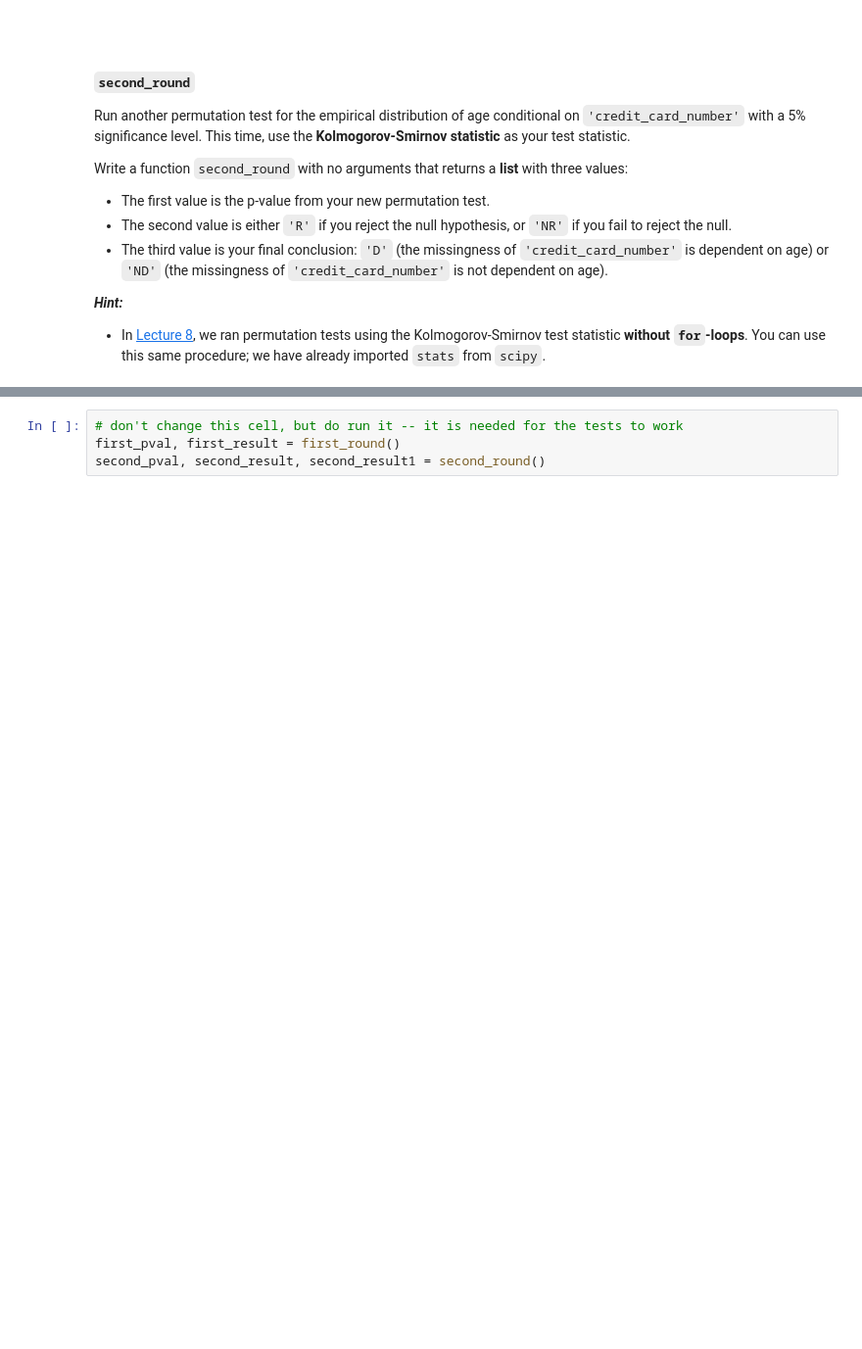
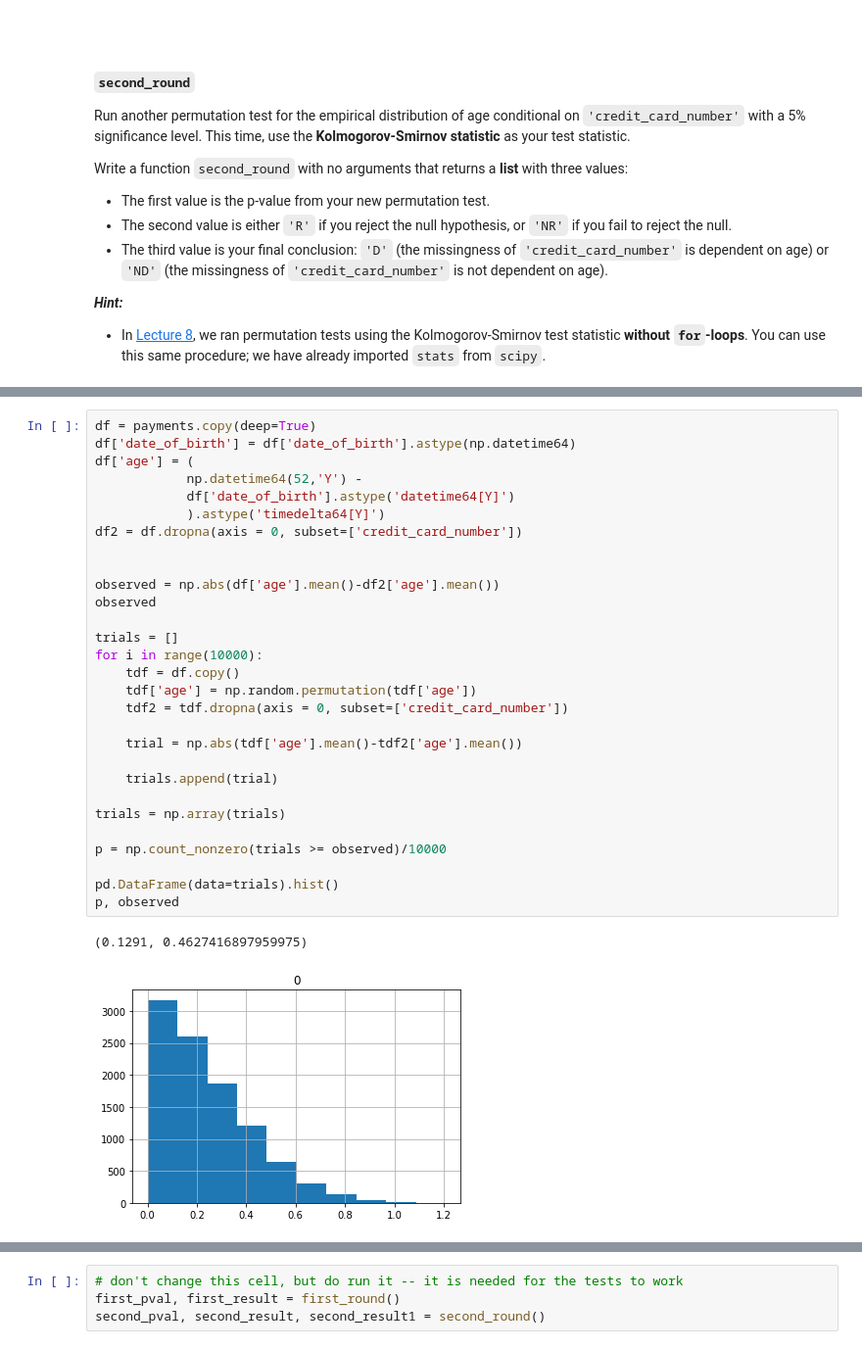
Before and after one commit to zaki1503/dsc80-2022-fa, a Jupyter notebook: labs/05-imputation/assignment/lab.ipynb, the cells around one changed output, grey strips where cells are left out. Shown at 98% size. Cells and saved outputs as stored; diff of their text form; blank space fills up the shorter version.

```diff
--- a/labs/05-imputation/assignment/lab.ipynb
+++ b/labs/05-imputation/assignment/lab.ipynb
@@ -104,0 +114,32 @@ payments.head()
+# %%
+df = payments.copy(deep=True)
+df['date_of_birth'] = df['date_of_birth'].astype(np.datetime64)
+df['age'] = (
+            np.datetime64(52,'Y') -
+            df['date_of_birth'].astype('datetime64[Y]')
+            ).astype('timedelta64[Y]')
+df2 = df.dropna(axis = 0, subset=['credit_card_number'])
+
+
+observed = np.abs(df['age'].mean()-df2['age'].mean())
+observed
+
+trials = []
+for i in range(10000):
+    tdf = df.copy()
+    tdf['age'] = np.random.permutation(tdf['age'])
+    tdf2 = tdf.dropna(axis = 0, subset=['credit_card_number'])
+
+    trial = np.abs(tdf['age'].mean()-tdf2['age'].mean())
+
+    trials.append(trial)
+
+trials = np.array(trials)
+
+p = np.count_nonzero(trials >= observed)/10000
+
+pd.DataFrame(data=trials).hist()
+p, observed
+# %% [output]
+(0.1291, 0.4627416897959975)
+[figure, added]
```
Also changed, not shown: parts of 12 cells of this notebook, 2 other files.
